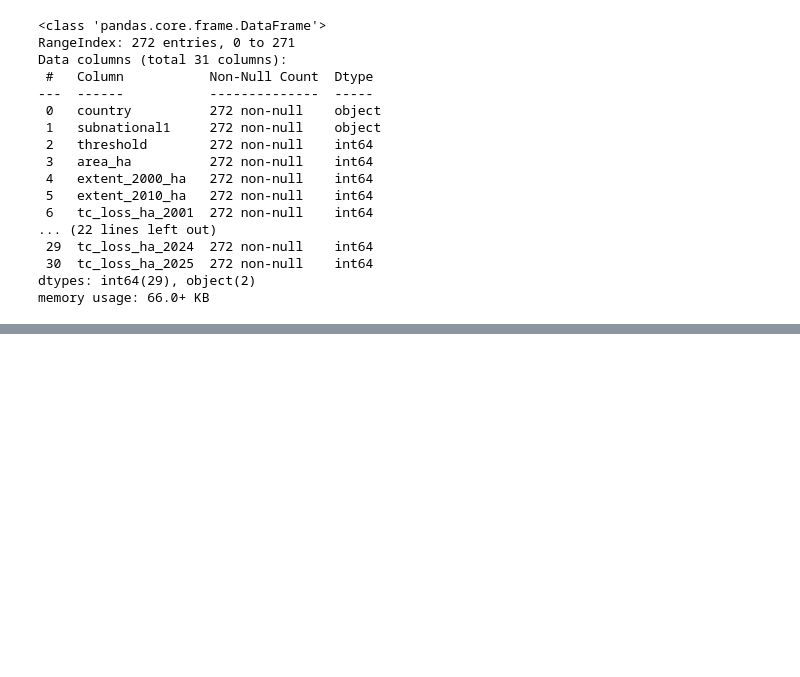
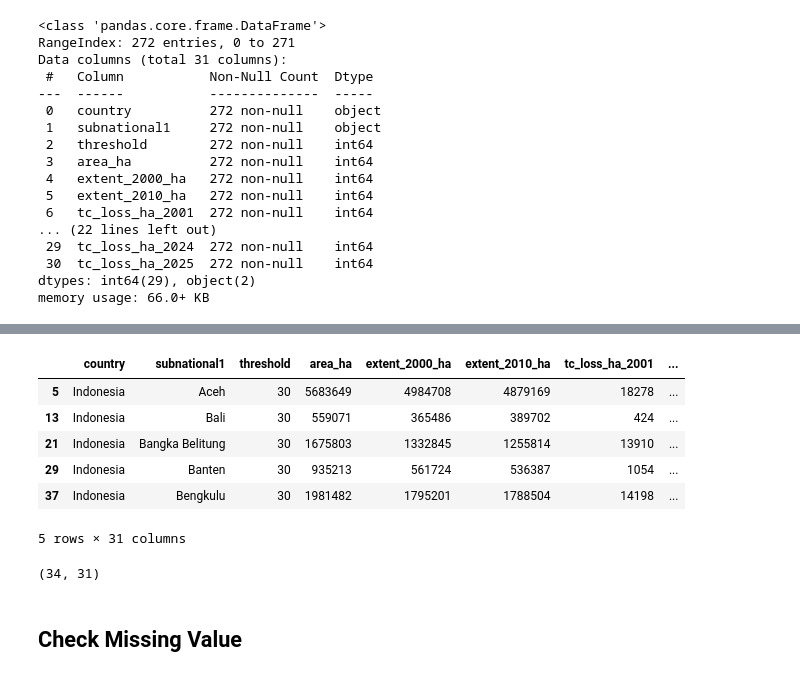
Before and after one commit to hanifahar29/indonesia-deforestation-wildfire-analysis, a Jupyter notebook: notebooks/forest_loss_data_cleaning.ipynb, the cells around one changed output, grey strips where cells are left out. Saved outputs shown, nothing was run; the diff lists cells and outputs as text; code cells hidden in the pictures; blank space fills up the shorter version.

```diff
--- a/notebooks/forest_loss_data_cleaning.ipynb
+++ b/notebooks/forest_loss_data_cleaning.ipynb
@@ -238,0 +253,16 @@ memory usage: 66.0+ KB
+# %%
+dsf.head()
+# %% [output]
+|  | country | subnational1 | threshold | area_ha | extent_2000_ha | extent_2010_ha | tc_loss_ha_2001 | ... |
+| 5 | Indonesia | Aceh | 30 | 5683649 | 4984708 | 4879169 | 18278 | ... |
+| 13 | Indonesia | Bali | 30 | 559071 | 365486 | 389702 | 424 | ... |
+| 21 | Indonesia | Bangka Belitung | 30 | 1675803 | 1332845 | 1255814 | 13910 | ... |
+| 29 | Indonesia | Banten | 30 | 935213 | 561724 | 536387 | 1054 | ... |
+| 37 | Indonesia | Bengkulu | 30 | 1981482 | 1795201 | 1788504 | 14198 | ... |
+5 rows × 31 columns
+# %%
+dsf.shape
+# %% [output]
+(34, 31)
+# %% [markdown]
+## Check Missing Value
```
Also changed, not shown: parts of 17 cells of this notebook.
